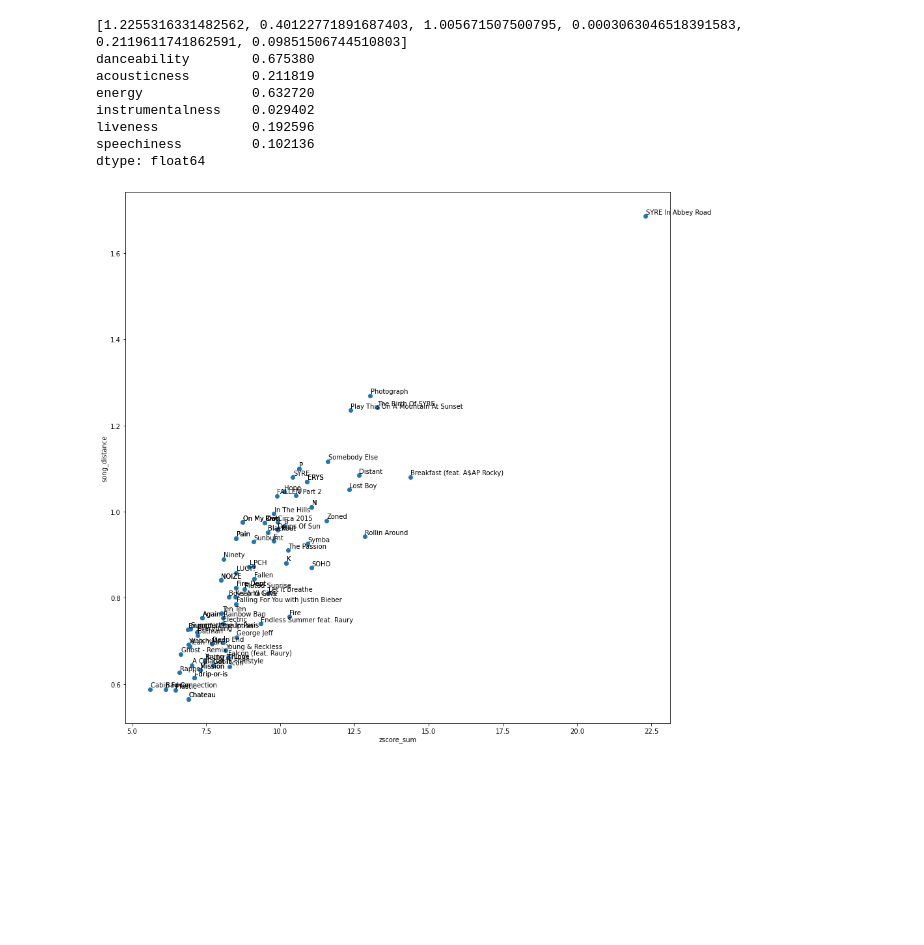
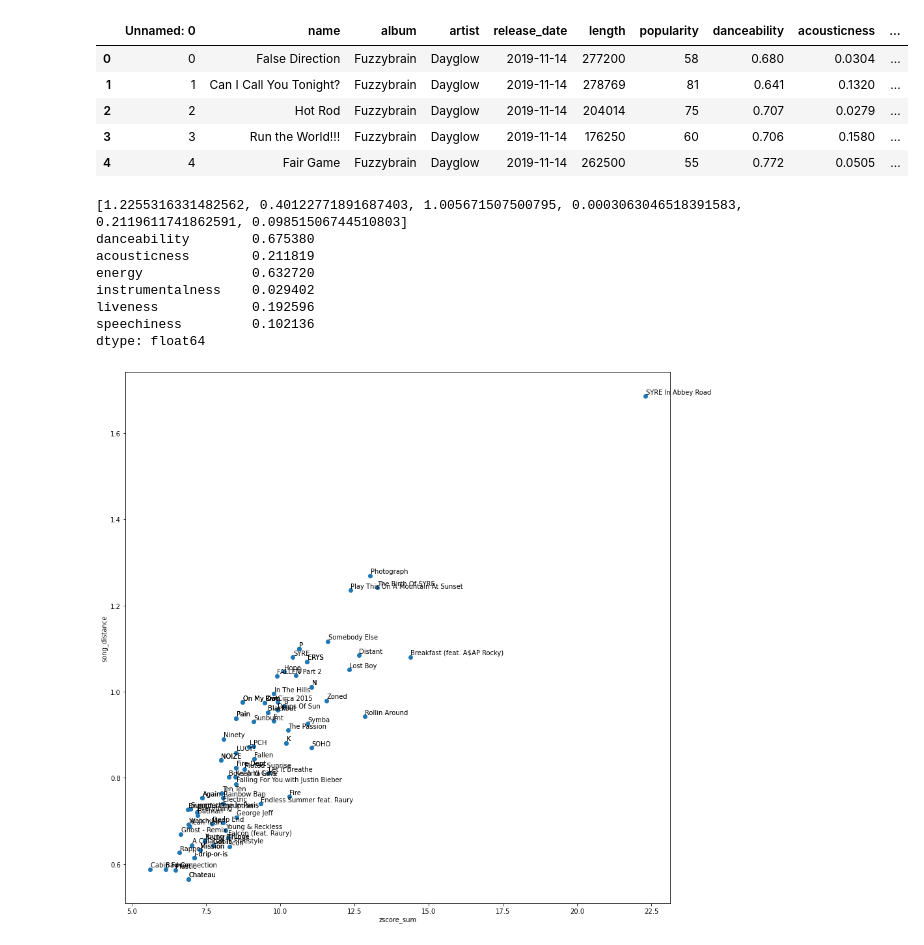
Before and after one commit to daviskeene/Personify, a Jupyter notebook: backend/utils/Song Analysis.ipynb, the cells around one changed output. Drawn from its saved outputs; the diff is of its cells as text; code cells hidden in the pictures; blank space fills up the shorter version.

```diff
--- a/backend/utils/Song Analysis.ipynb
+++ b/backend/utils/Song Analysis.ipynb
@@ -6,6 +6,15 @@ import matplotlib.pyplot as plt
 # load data
 music_df = pd.read_csv('data/discography_Dayglow.csv')
 my_df_short = pd.read_csv('data/user_daviskeene_long_term.csv')
+# %%
+music_df.head()
+# %% [output]
+|  | Unnamed: 0 | name | album | artist | release_date | length | popularity | danceability | acousticness | ... |
+| 0 | 0 | False Direction | Fuzzybrain | Dayglow | 2019-11-14 | 277200 | 58 | 0.680 | 0.0304 | ... |
+| 1 | 1 | Can I Call You Tonight? | Fuzzybrain | Dayglow | 2019-11-14 | 278769 | 81 | 0.641 | 0.1320 | ... |
+| 2 | 2 | Hot Rod | Fuzzybrain | Dayglow | 2019-11-14 | 204014 | 75 | 0.707 | 0.0279 | ... |
+| 3 | 3 | Run the World!!! | Fuzzybrain | Dayglow | 2019-11-14 | 176250 | 60 | 0.706 | 0.1580 | ... |
+| 4 | 4 | Fair Game | Fuzzybrain | Dayglow | 2019-11-14 | 262500 | 55 | 0.772 | 0.0505 | ... |
 # %%
 # clean up data
 cols_to_drop = ['Unnamed: 0', 'time_signature', 'release_date', 'popularity', 'tempo', 'length', 'loudness', 'danceability.1']
```
Also changed, not shown: 7 other files.
